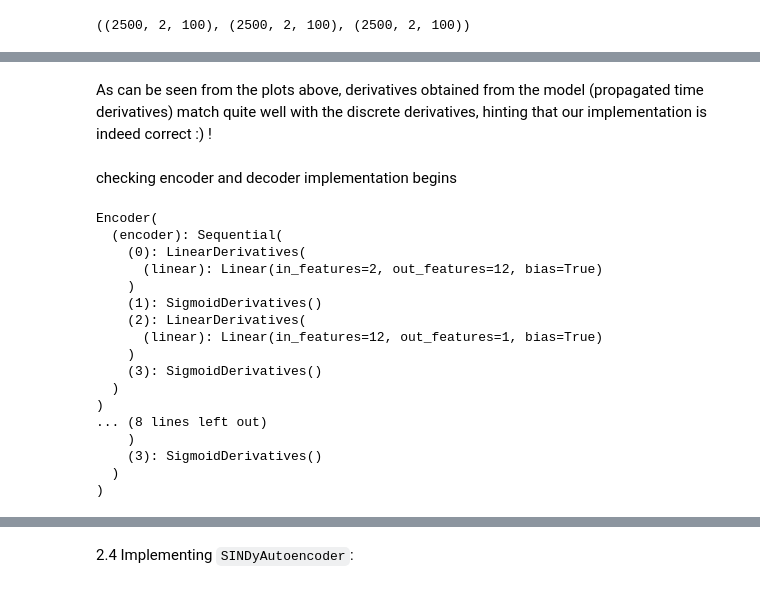
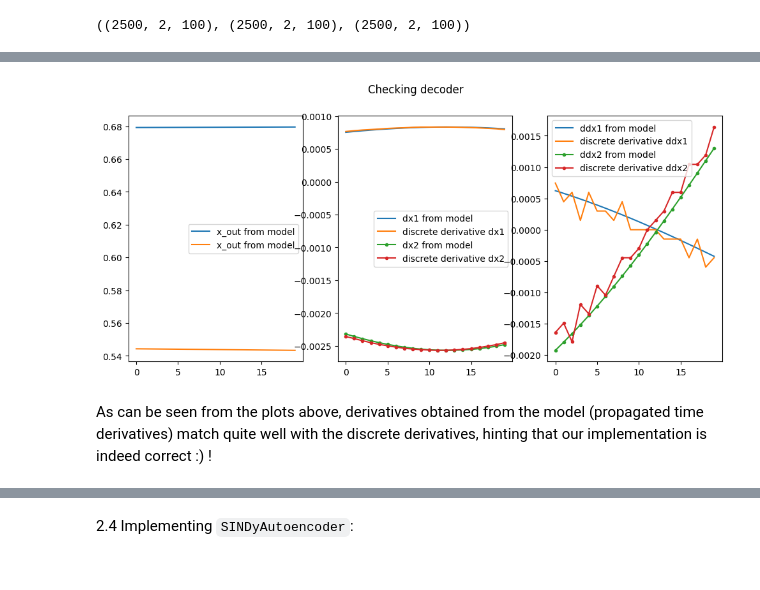
Before and after one commit to lukevoss/GNN, a Jupyter notebook: assignment_6.ipynb, the cells around one changed output, grey strips where cells are left out. Saved outputs shown, nothing was run; the diff lists cells and outputs as text; code cells hidden in the pictures.

```diff
--- a/assignment_6.ipynb
+++ b/assignment_6.ipynb
@@ -1479,8 +1479,8 @@ class Decoder(nn.Module):
 
         # The final output should be the reconstructed Cartesian coordinates
         reconstructed_x = x_l.clone()
-        reconstructed_dx = dz_l.clone()
-        reconstructed_ddx = ddz_l.clone()
+        reconstructed_dx = dx_l.clone()
+        reconstructed_ddx = ddx_l.clone()
 
         return reconstructed_x, reconstructed_dx, reconstructed_ddx
 
@@ -1618,9 +1631,7 @@ plt.legend()
-# %%
-z_out, dz_out, ddz_out, discrete_dz_out, discrete_ddz_out= verify(encoder_instance,
-                                                                  cartesian_x1_train_dataloader)
 # %%
-decoder_instance = custom_ae_model.decoder
+decoder_check = Decoder(num_layers=num_layers, hidden_size=hidden_size_list, output_size=input_size)
+
 with torch.no_grad():
-  x_check, dx_check, ddx_check = decoder_instance(z_out, dz_out, ddz_out)
+  x_check, dx_check, ddx_check = decoder_check(z_out, dz_out, ddz_out)
   x_check=x_check.cpu().numpy()
   discrete_dx_check, discrete_ddx_check = compute_discrete_derivatives(x_check)
@@ -1631,49 +1638,23 @@ x_check.shape, dx_check.shape, ddx_check.shape
 # %%
 plt.figure(figsize=(12,5))
 plt.subplot(1,3,1)
 plt.plot(x_check[:20], label="x_out from model")
 plt.legend()
 plt.subplot(1,3,2)
-plt.plot(dx_check[:20], label="dx from model")
-plt.plot(discrete_dx_check[:20], label="discrete derivative dx")
+plt.plot(dx_check[:20,0], label="dx1 from model")
+plt.plot(discrete_dx_check[:20,0], label="discrete derivative dx1")
+plt.plot(dx_check[:20,1],".-" ,label="dx2 from model")
+plt.plot(discrete_dx_check[:20,1],".-" ,label="discrete derivative dx2")
 plt.legend()
 plt.subplot(1,3,3)
-plt.plot(ddx_check[:20], label="ddx from model")
-plt.plot(discrete_ddx_check[:20], label="discrete derivative ddx")
+plt.plot(ddx_check[:20,0], label="ddx1 from model")
+plt.plot(discrete_ddx_check[:20,0], label="discrete derivative ddx1")
+plt.plot(ddx_check[:20,1],".-" ,label="ddx2 from model")
+plt.plot(discrete_ddx_check[:20,1], ".-",label="discrete derivative ddx2")
 plt.legend()
+plt.suptitle("Checking decoder")
 plt.show()
+# %% [output]
+[figure, added]
 # %% [markdown]
 As can be seen from the plots above, derivatives obtained from the model (propagated time derivatives) match quite well with the discrete derivatives, hinting that our implementation is indeed correct :) !
-# %% [markdown]
-checking encoder and decoder implementation begins
-# %%
-# Use the verify function with your encoder and dataloader
-delta_t = 0.02
-input_size=2
-num_layers=2
-hidden_size_list=[12,1]
-
-encoder_check = Encoder(input_size, num_layers, hidden_size= hidden_size_list)
-decoder_check = Decoder (num_layers=num_layers, hidden_size=hidden_size_list, output_size=input_size)
-
-print(encoder_check)
-print(decoder_check)
-# fixed :)
-# %% [output]
-Encoder(
-  (encoder): Sequential(
-    (0): LinearDerivatives(
-      (linear): Linear(in_features=2, out_features=12, bias=True)
-    )
-    (1): SigmoidDerivatives()
-    (2): LinearDerivatives(
-      (linear): Linear(in_features=12, out_features=1, bias=True)
-    )
-    (3): SigmoidDerivatives()
-  )
-)
-... (8 lines left out)
-    )
-    (3): SigmoidDerivatives()
-  )
-)
```
Also changed, not shown: parts of 6 cells of this notebook.
